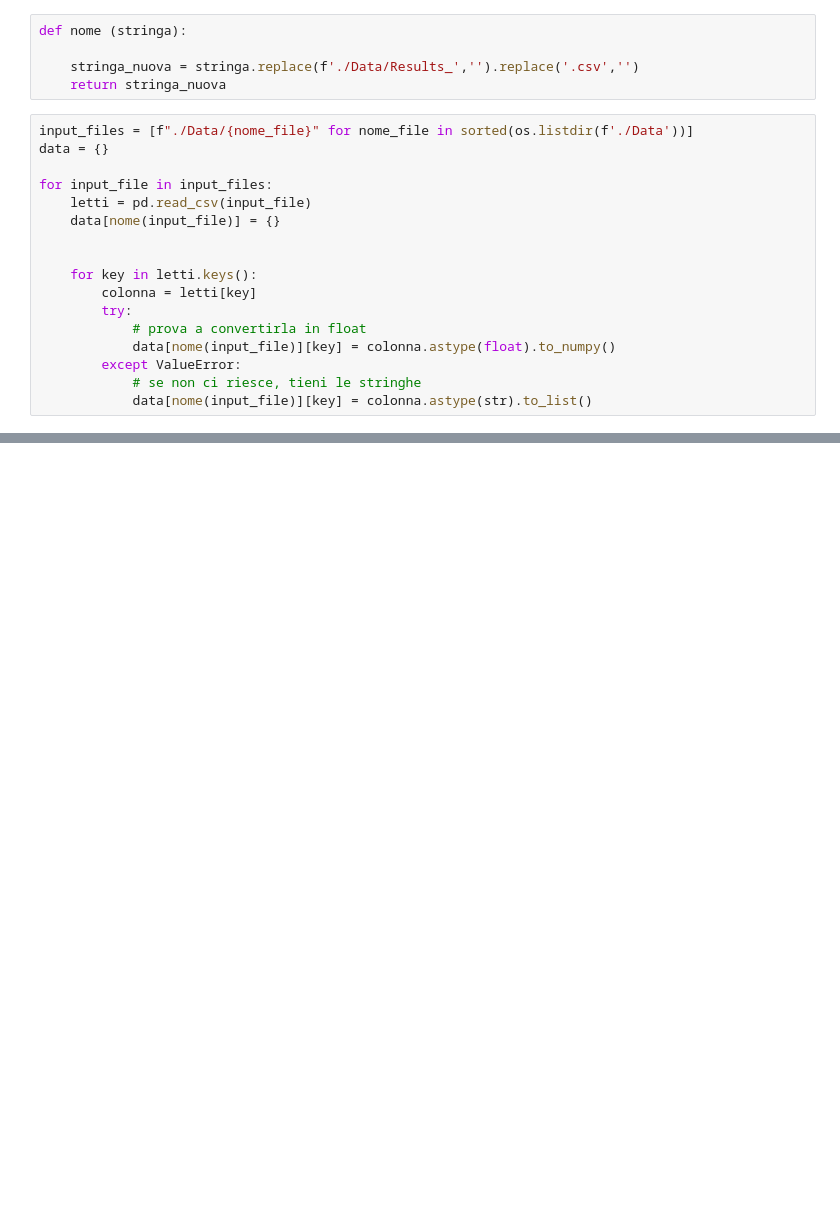
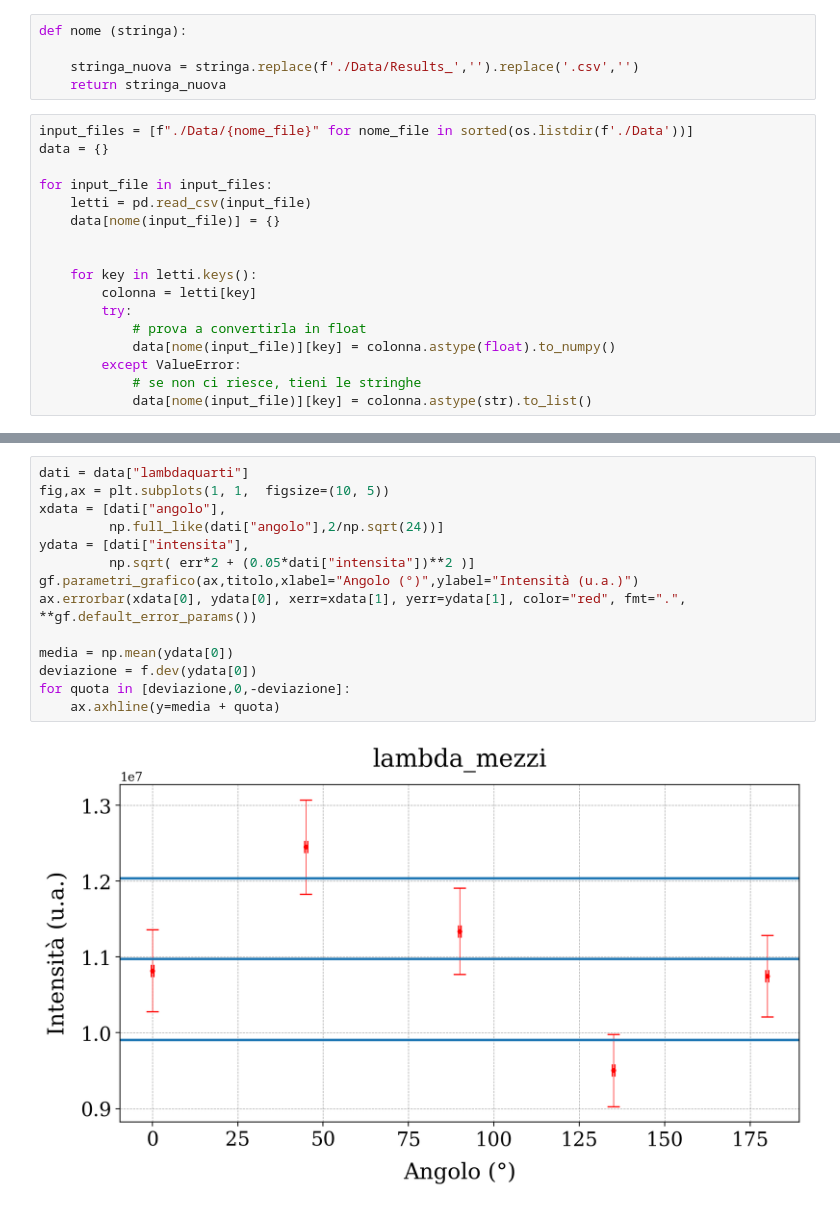
Before and after one commit to nichettg/Codici, a Jupyter notebook: 2. Ottica Ondulatoria/analisi.ipynb, the cells around one changed output, grey strips where cells are left out. Drawn from its saved outputs; the diff is of its cells as text; blank space fills up the shorter version.

```diff
--- a/2. Ottica Ondulatoria/analisi.ipynb
+++ b/2. Ottica Ondulatoria/analisi.ipynb
@@ -99,0 +156,16 @@ Fit lambda_quarti
+# %%
+dati = data["lambdaquarti"]
+fig,ax = plt.subplots(1, 1,  figsize=(10, 5))
+xdata = [dati["angolo"],
+         np.full_like(dati["angolo"],2/np.sqrt(24))]
+ydata = [dati["intensita"],
+         np.sqrt( err*2 + (0.05*dati["intensita"])**2 )]
+gf.parametri_grafico(ax,titolo,xlabel="Angolo (°)",ylabel="Intensità (u.a.)")
+ax.errorbar(xdata[0], ydata[0], xerr=xdata[1], yerr=ydata[1], color="red", fmt=".", **gf.default_error_params())
+
+media = np.mean(ydata[0])
+deviazione = f.dev(ydata[0])
+for quota in [deviazione,0,-deviazione]:
+    ax.axhline(y=media + quota)
+# %% [output]
+[figure, added]
```
Also changed, not shown: parts of 8 cells of this notebook, 8 other files.
